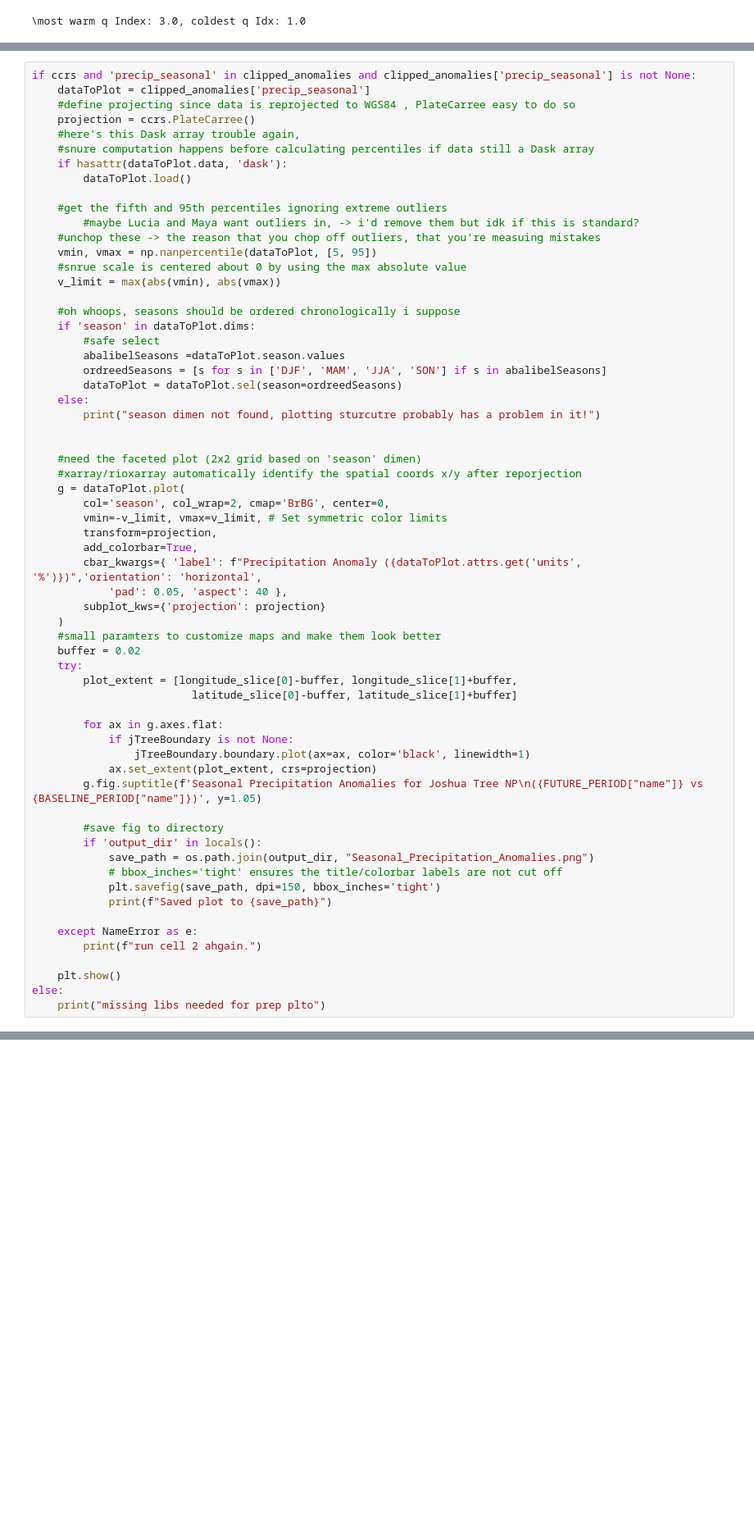
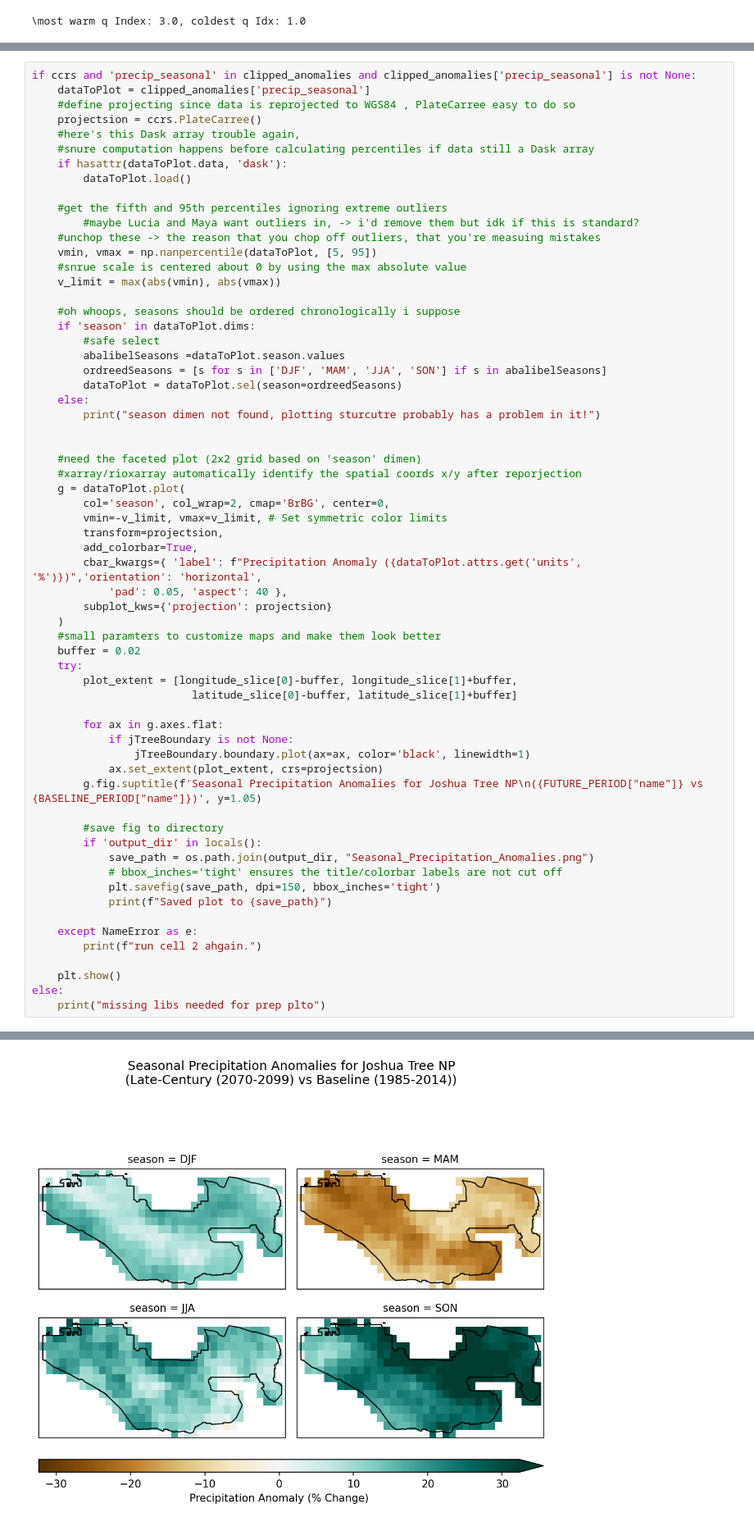
Before and after one commit to SchmidtDSE/climate_data_pipeline, a Jupyter notebook: notebooks/week4.ipynb, the cells around one changed output, grey strips where cells are left out. Shown: that part at 82% size. Drawn from its saved outputs; the diff is of its cells as text; blank space fills up the shorter version.

Commit message:
output dir and plotting overlapping fixed

```diff
--- a/notebooks/week4.ipynb
+++ b/notebooks/week4.ipynb
@@ -408,7 +405,7 @@ Processing temp_coldest_q...
 if ccrs and 'precip_seasonal' in clipped_anomalies and clipped_anomalies['precip_seasonal'] is not None:
     dataToPlot = clipped_anomalies['precip_seasonal']
     #define projecting since data is reprojected to WGS84 , PlateCarree easy to do so
-    projection = ccrs.PlateCarree()
+    projectsion = ccrs.PlateCarree()
     #here's this Dask array trouble again,
     #snure computation happens before calculating percentiles if data still a Dask array
     if hasattr(dataToPlot.data, 'dask'):
@@ -436,11 +433,11 @@ if ccrs and 'precip_seasonal' in clipped_anomalies and clipped_anomalies['precip
     g = dataToPlot.plot(
         col='season', col_wrap=2, cmap='BrBG', center=0,
         vmin=-v_limit, vmax=v_limit, # Set symmetric color limits
-        transform=projection,
+        transform=projectsion,
         add_colorbar=True,
         cbar_kwargs={ 'label': f"Precipitation Anomaly ({dataToPlot.attrs.get('units', '%')})",'orientation': 'horizontal',
             'pad': 0.05, 'aspect': 40 },
-        subplot_kws={'projection': projection}
+        subplot_kws={'projection': projectsion}
     )
     #small paramters to customize maps and make them look better
     buffer = 0.02
@@ -451,7 +448,7 @@ if ccrs and 'precip_seasonal' in clipped_anomalies and clipped_anomalies['precip
         for ax in g.axes.flat:
             if jTreeBoundary is not None:
                 jTreeBoundary.boundary.plot(ax=ax, color='black', linewidth=1)
-            ax.set_extent(plot_extent, crs=projection)
+            ax.set_extent(plot_extent, crs=projectsion)
         g.fig.suptitle(f'Seasonal Precipitation Anomalies for Joshua Tree NP\n({FUTURE_PERIOD["name"]} vs {BASELINE_PERIOD["name"]})', y=1.05)
 
         #save fig to directory
@@ -472,3 +469,4 @@ NameError: name 'ccrs' is not defined
+[figure, added]
 # %%
 #check if required data and indices warmestQIdx are available
 if ccrs and 'temp_warmest_q' in clipped_anomalies and clipped_anomalies['temp_warmest_q'] is not None and 'WARMEST_Q_IDX' in globals():
```
Also changed, not shown: parts of 9 cells of this notebook, 4 other files.
